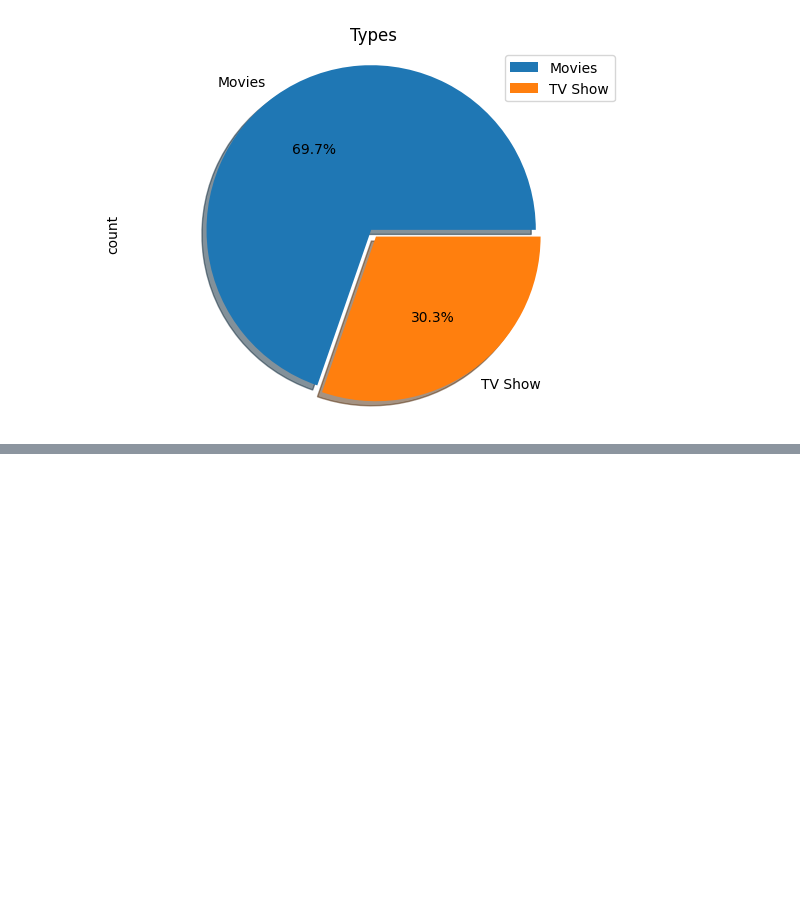
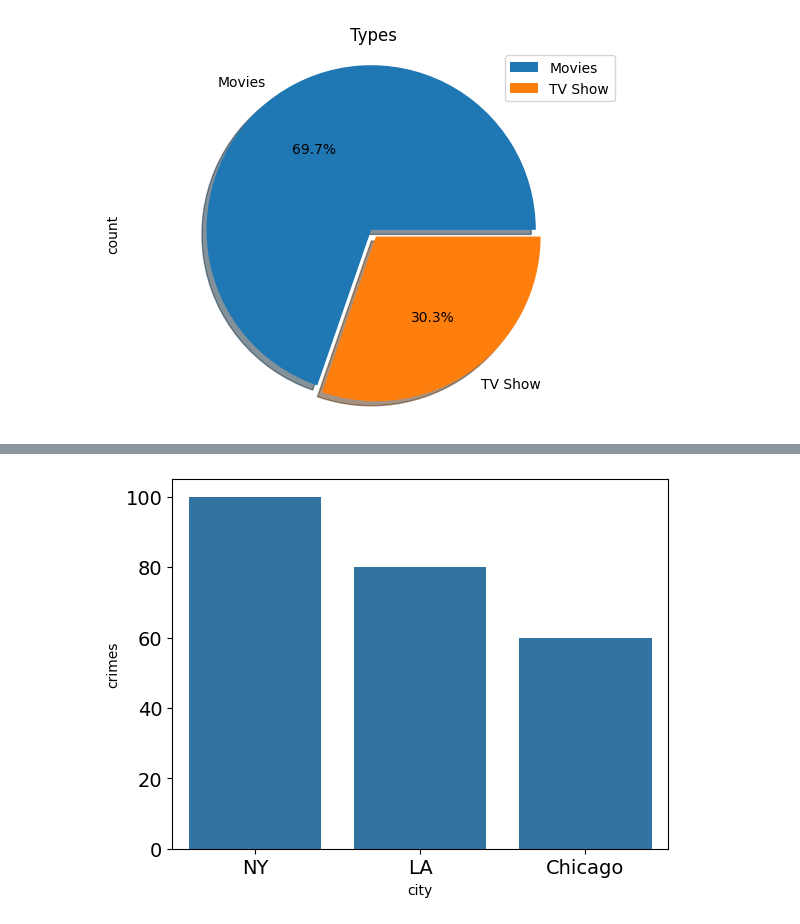
Before and after one commit to Dani-8/Netflix-Data-Analysis, a Jupyter notebook: Netflix-Data-Analysis.ipynb, the cells around one changed output, grey strips where cells are left out. Drawn from its saved outputs; the diff is of its cells as text; code cells hidden in the pictures; blank space fills up the shorter version.

```diff
--- a/Netflix-Data-Analysis.ipynb
+++ b/Netflix-Data-Analysis.ipynb
@@ -641,0 +681,19 @@ Text(0, 0.5, 'Number of Movies/Tv Show')
+# %%
+
+import seaborn as sns
+import matplotlib.pyplot as plt
+import pandas as pd
+
+df = pd.DataFrame({"city": ["NY", "LA", "Chicago"], "crimes": [100, 80, 60]})
+
+sns.barplot(x="city", y="crimes", data=df)
+
+# Make x-axis labels bigger
+plt.xticks(fontsize=14)
+
+# Make y-axis labels bigger
+plt.yticks(fontsize=14)
+
+plt.show()
+# %% [output]
+[figure, added]
```
Also changed, not shown: parts of 3 cells of this notebook.
